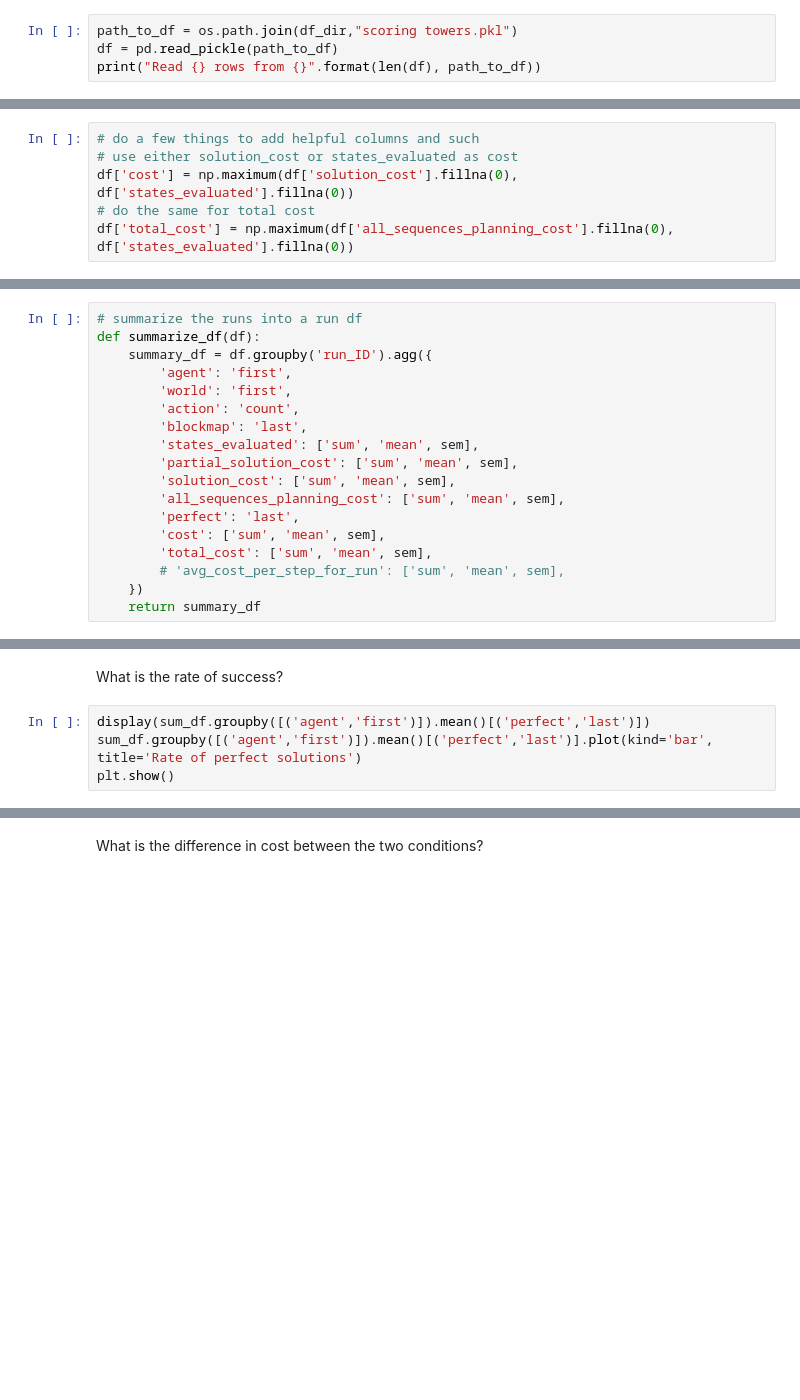
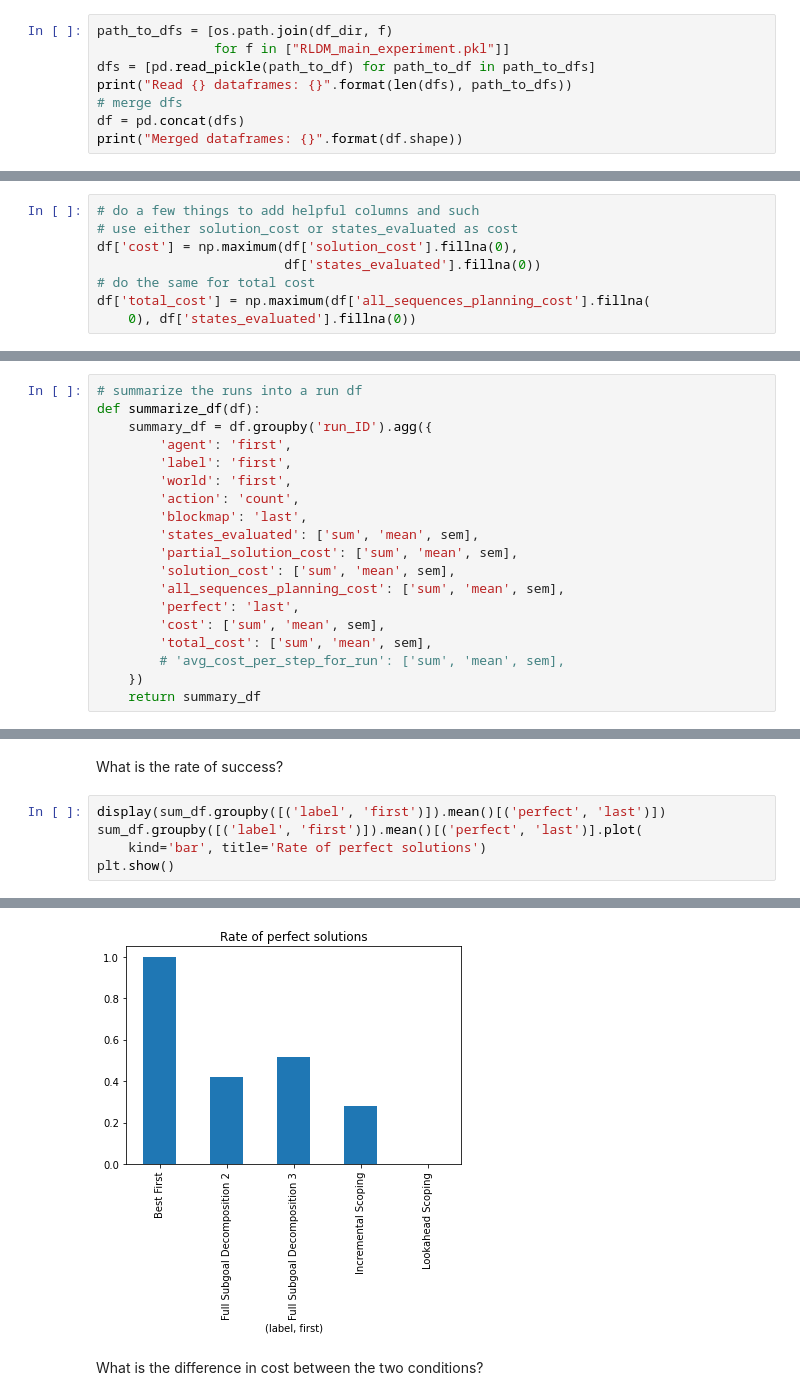
Before and after one commit to cogtoolslab/projection_block_construction, a Jupyter notebook: analysis/tower selection analysis.ipynb, the cells around one changed output, grey strips where cells are left out. Drawn from its saved outputs; the diff is of its cells as text; blank space fills up the shorter version.

```diff
--- a/analysis/tower selection analysis.ipynb
+++ b/analysis/tower selection analysis.ipynb
@@ -70,4 +73,8 @@ Load in data
-# %%
-path_to_df = os.path.join(df_dir,"scoring towers.pkl")
-df = pd.read_pickle(path_to_df)
-print("Read {} rows from {}".format(len(df), path_to_df))
+# %%
+path_to_dfs = [os.path.join(df_dir, f)
+               for f in ["RLDM_main_experiment.pkl"]]
+dfs = [pd.read_pickle(path_to_df) for path_to_df in path_to_dfs]
+print("Read {} dataframes: {}".format(len(dfs), path_to_dfs))
+# merge dfs
+df = pd.concat(dfs)
+print("Merged dataframes: {}".format(df.shape))
@@ -74,8 +84,10 @@ print("Read {} rows from {}".format(len(df), path_to_df))
 # %%
 # do a few things to add helpful columns and such
 # use either solution_cost or states_evaluated as cost
-df['cost'] = np.maximum(df['solution_cost'].fillna(0), df['states_evaluated'].fillna(0))
+df['cost'] = np.maximum(df['solution_cost'].fillna(0),
+                        df['states_evaluated'].fillna(0))
 # do the same for total cost
-df['total_cost'] = np.maximum(df['all_sequences_planning_cost'].fillna(0), df['states_evaluated'].fillna(0))
+df['total_cost'] = np.maximum(df['all_sequences_planning_cost'].fillna(
+    0), df['states_evaluated'].fillna(0))
 # %%
 df.columns
@@ -84,6 +113,7 @@ df.columns
 def summarize_df(df):
     summary_df = df.groupby('run_ID').agg({
         'agent': 'first',
+        'label': 'first',
         'world': 'first',
         'action': 'count',
         'blockmap': 'last',
@@ -108,6 +174,8 @@ sum_df.groupby([('agent','first')]).mean()
 # %% [markdown]
 What is the rate of success?
 # %%
-display(sum_df.groupby([('agent','first')]).mean()[('perfect','last')])
-sum_df.groupby([('agent','first')]).mean()[('perfect','last')].plot(kind='bar', title='Rate of perfect solutions')
+display(sum_df.groupby([('label', 'first')]).mean()[('perfect', 'last')])
+sum_df.groupby([('label', 'first')]).mean()[('perfect', 'last')].plot(
+    kind='bar', title='Rate of perfect solutions')
 plt.show()
+# %% [output]
@@ -114,3 +189,4 @@ plt.show()
+[figure, added]
 # %% [markdown]
 What is the difference in cost between the two conditions?
 # %%
```
Also changed, not shown: parts of 29 cells of this notebook, 7 other files.
